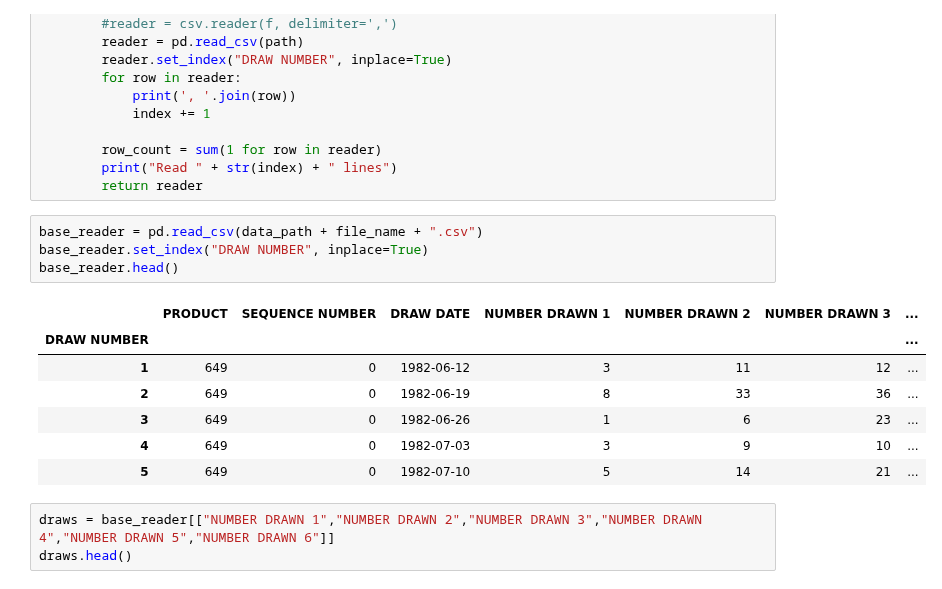
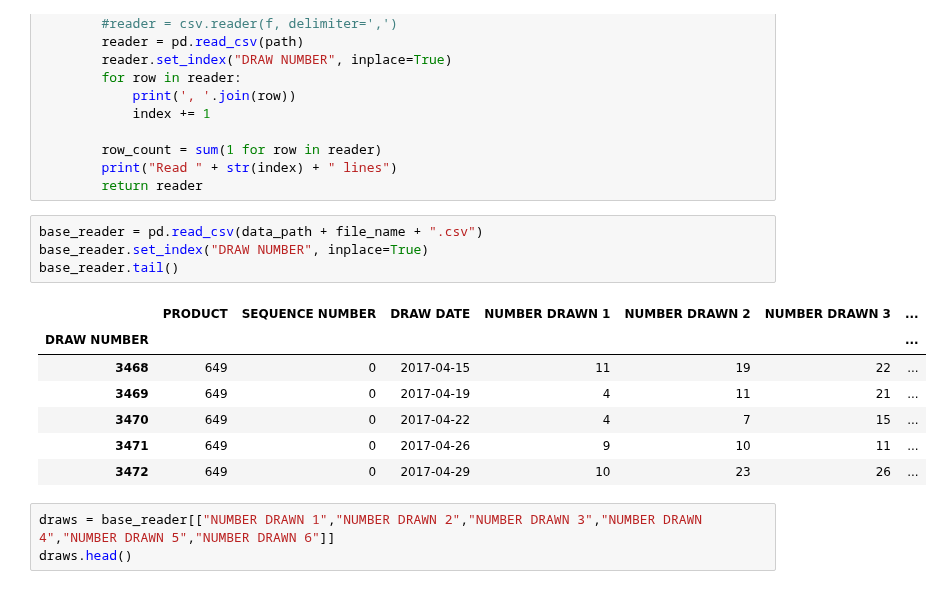
Before and after one commit to JesseScott/Lotto649, a Jupyter notebook: lotto.ipynb, the cells around one changed output. Cells and saved outputs as stored; diff of their text form.

```diff
--- a/lotto.ipynb
+++ b/lotto.ipynb
@@ -67,15 +66,15 @@ def read_csv(data_path, file_name):
 # %%
 base_reader = pd.read_csv(data_path + file_name + ".csv")
 base_reader.set_index("DRAW NUMBER", inplace=True)
-base_reader.head()
+base_reader.tail()
 # %% [output]
 |  | PRODUCT | SEQUENCE NUMBER | DRAW DATE | NUMBER DRAWN 1 | NUMBER DRAWN 2 | NUMBER DRAWN 3 | ... |
 | DRAW NUMBER |  |  |  |  |  |  | ... |
-| 1 | 649 | 0 | 1982-06-12 | 3 | 11 | 12 | ... |
-| 2 | 649 | 0 | 1982-06-19 | 8 | 33 | 36 | ... |
-| 3 | 649 | 0 | 1982-06-26 | 1 | 6 | 23 | ... |
-| 4 | 649 | 0 | 1982-07-03 | 3 | 9 | 10 | ... |
-| 5 | 649 | 0 | 1982-07-10 | 5 | 14 | 21 | ... |
+| 3468 | 649 | 0 | 2017-04-15 | 11 | 19 | 22 | ... |
+| 3469 | 649 | 0 | 2017-04-19 | 4 | 11 | 21 | ... |
+| 3470 | 649 | 0 | 2017-04-22 | 4 | 7 | 15 | ... |
+| 3471 | 649 | 0 | 2017-04-26 | 9 | 10 | 11 | ... |
+| 3472 | 649 | 0 | 2017-04-29 | 10 | 23 | 26 | ... |
 # %%
 draws = base_reader[["NUMBER DRAWN 1","NUMBER DRAWN 2","NUMBER DRAWN 3","NUMBER DRAWN 4","NUMBER DRAWN 5","NUMBER DRAWN 6"]]
 draws.head()
```
Also changed, not shown: parts of 8 cells of this notebook, 4 other files.
